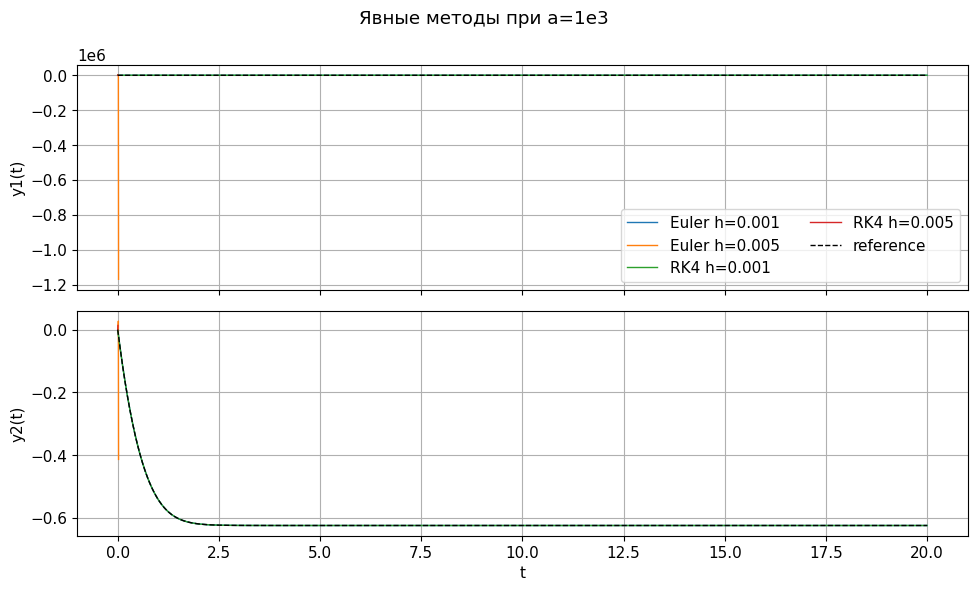
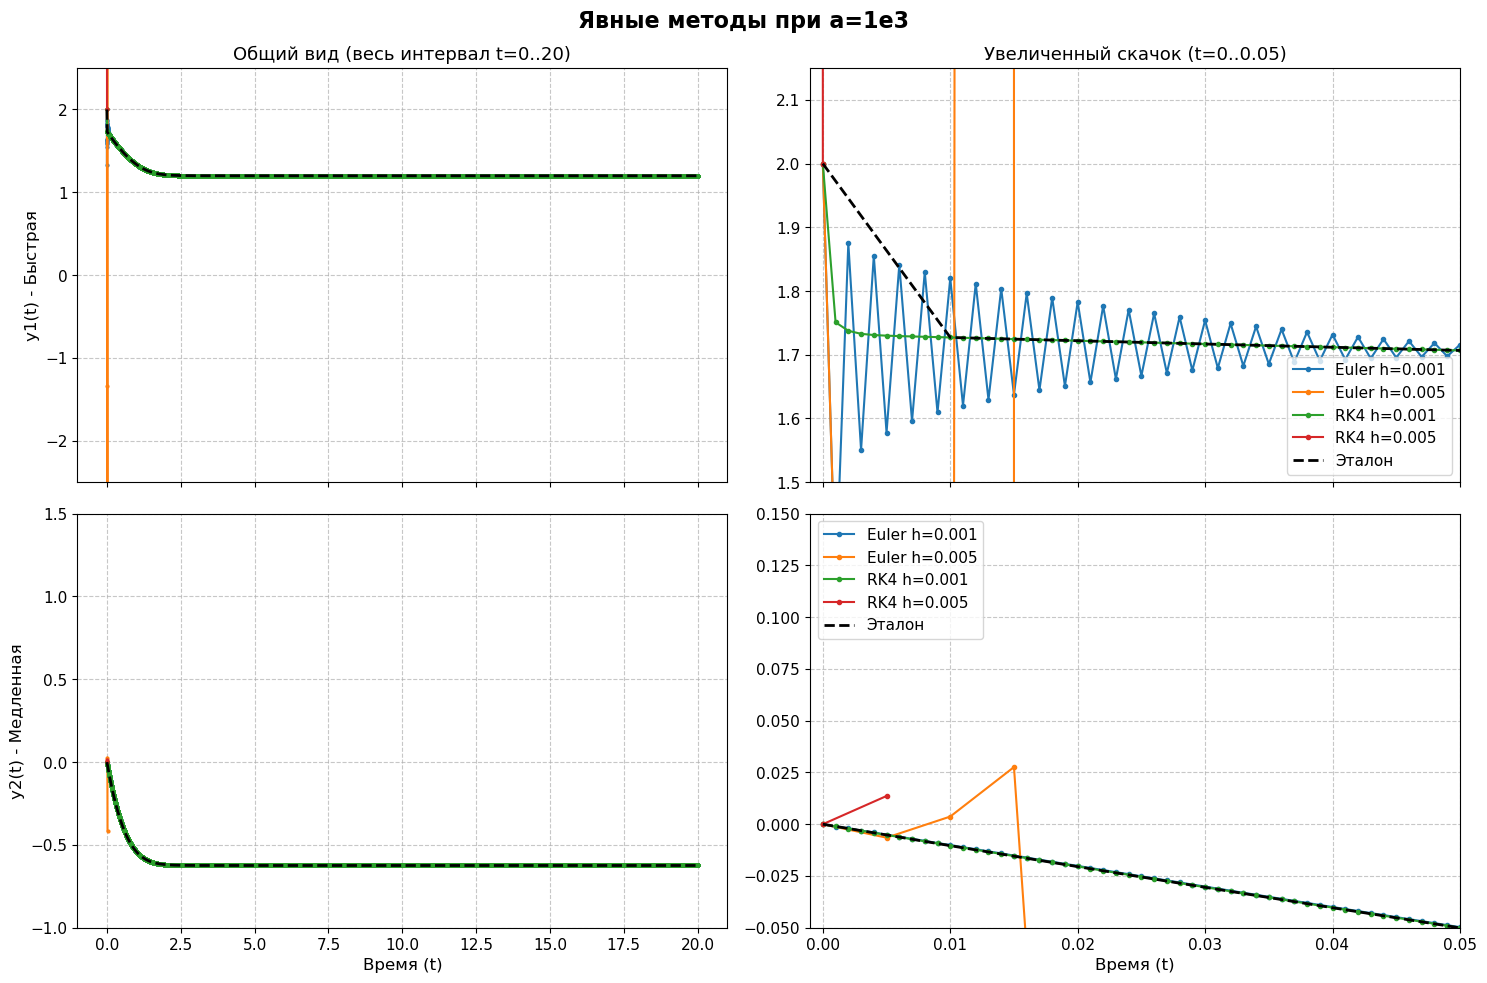
Code edit (unified diff) that turned the first committed figure into the second:
--- before
+++ after
@@ -1,20 +1,49 @@
 def plot_components(results, title, ref=None):
-    fig, axes = plt.subplots(2, 1, figsize=(10, 6), sharex=True)
+    fig, axes = plt.subplots(2, 2, figsize=(15, 10), sharex='col')
+
+    axes[0, 0].set_ylim(-2.5, 2.5)
+    axes[0, 0].set_ylabel("y1(t) - Быстрая", fontsize=12)
+    axes[0, 0].set_title("Общий вид (весь интервал t=0..20)", fontsize=13)
+
+    axes[0, 1].set_xlim(-0.001, 0.05)
+    axes[0, 1].set_ylim(1.5, 2.15)   
+    axes[0, 1].set_title("Увеличенный скачок (t=0..0.05)", fontsize=13)
+
+    axes[1, 0].set_ylim(-1.0, 1.5)
+    axes[1, 0].set_xlabel("Время (t)", fontsize=12)
+    axes[1, 0].set_ylabel("y2(t) - Медленная", fontsize=12)
+
+    axes[1, 1].set_xlim(-0.001, 0.05) 
+    axes[1, 1].set_ylim(-0.05, 0.15)  
+    axes[1, 1].set_xlabel("Время (t)", fontsize=12)
+
     for label, (t, y) in results.items():
         tt, yy = finite_prefix(t, y)
-        axes[0].plot(tt, yy[:, 0], lw=1.0, label=label)
-        axes[1].plot(tt, yy[:, 1], lw=1.0, label=label)
+
+        axes[0, 0].plot(tt, yy[:, 0], lw=1.5, marker='.', markersize=4, label=label)
+        axes[0, 1].plot(tt, yy[:, 0], lw=1.5, marker='.', markersize=6, label=label)
+
+        axes[1, 0].plot(tt, yy[:, 1], lw=1.5, marker='.', markersize=4, label=label)
+        axes[1, 1].plot(tt, yy[:, 1], lw=1.5, marker='.', markersize=6, label=label)
+
     if ref is not None:
         grid = np.linspace(T0, T_END, 2000)
         yy = ref.sol(grid).T
-        axes[0].plot(grid, yy[:, 0], "k--", lw=1.0, label="reference")
-        axes[1].plot(grid, yy[:, 1], "k--", lw=1.0, label="reference")
-    axes[0].set_ylabel("y1(t)")
-    axes[1].set_ylabel("y2(t)")
-    axes[1].set_xlabel("t")
-    axes[0].legend(ncol=2)
-    fig.suptitle(title)
-    fig.tight_layout()
 
+        axes[0, 0].plot(grid, yy[:, 0], "k--", lw=2.0, label="Эталон")
+        axes[0, 1].plot(grid, yy[:, 0], "k--", lw=2.0, label="Эталон")
+
+        axes[1, 0].plot(grid, yy[:, 1], "k--", lw=2.0, label="Эталон")
+        axes[1, 1].plot(grid, yy[:, 1], "k--", lw=2.0, label="Эталон")
+
+    axes[0, 1].legend(loc='lower right')
+    axes[1, 1].legend(loc='upper left')
+
+    for ax in axes.flat:
+        ax.grid(True, linestyle='--', alpha=0.7)
+
+    fig.suptitle(title, fontsize=16, fontweight='bold')
+    plt.tight_layout()
+    plt.show()
 
 def plot_phase(results, title, ref=None):

Commit: update bonhoeffer